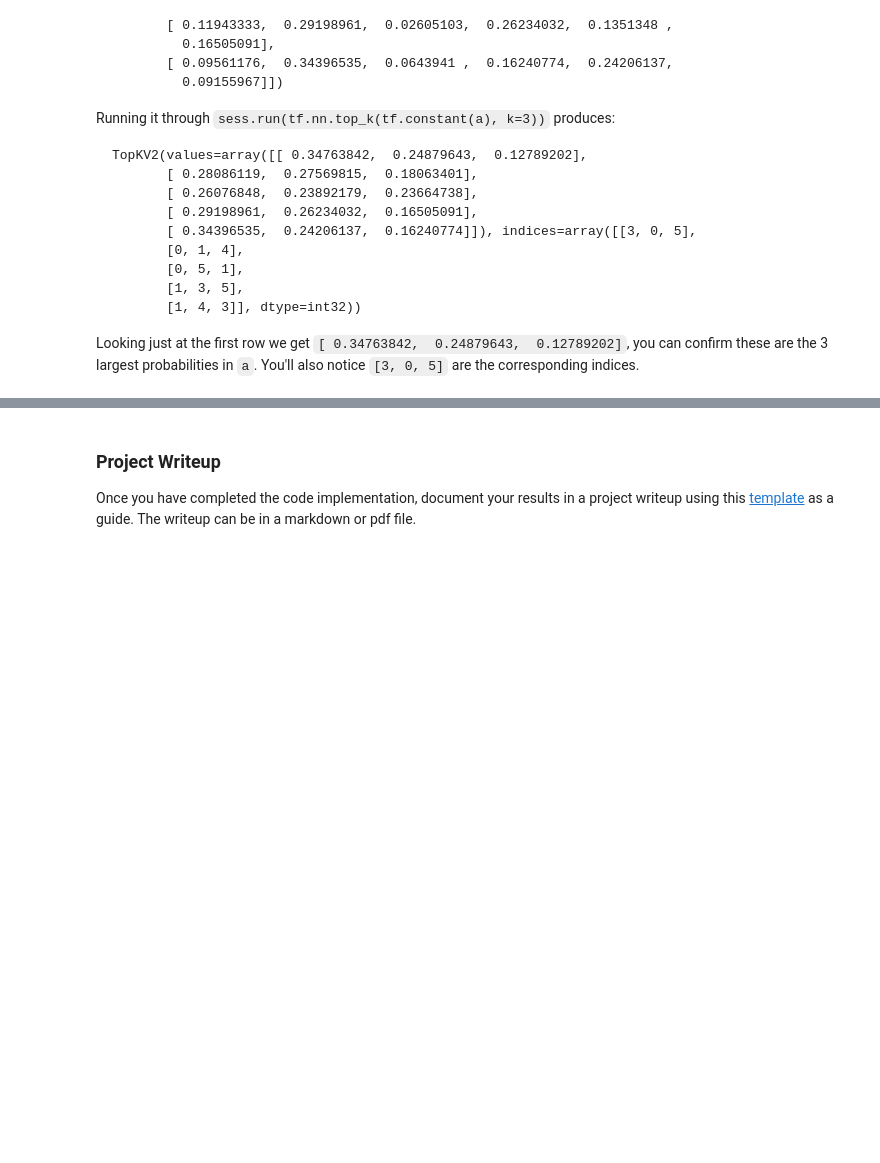
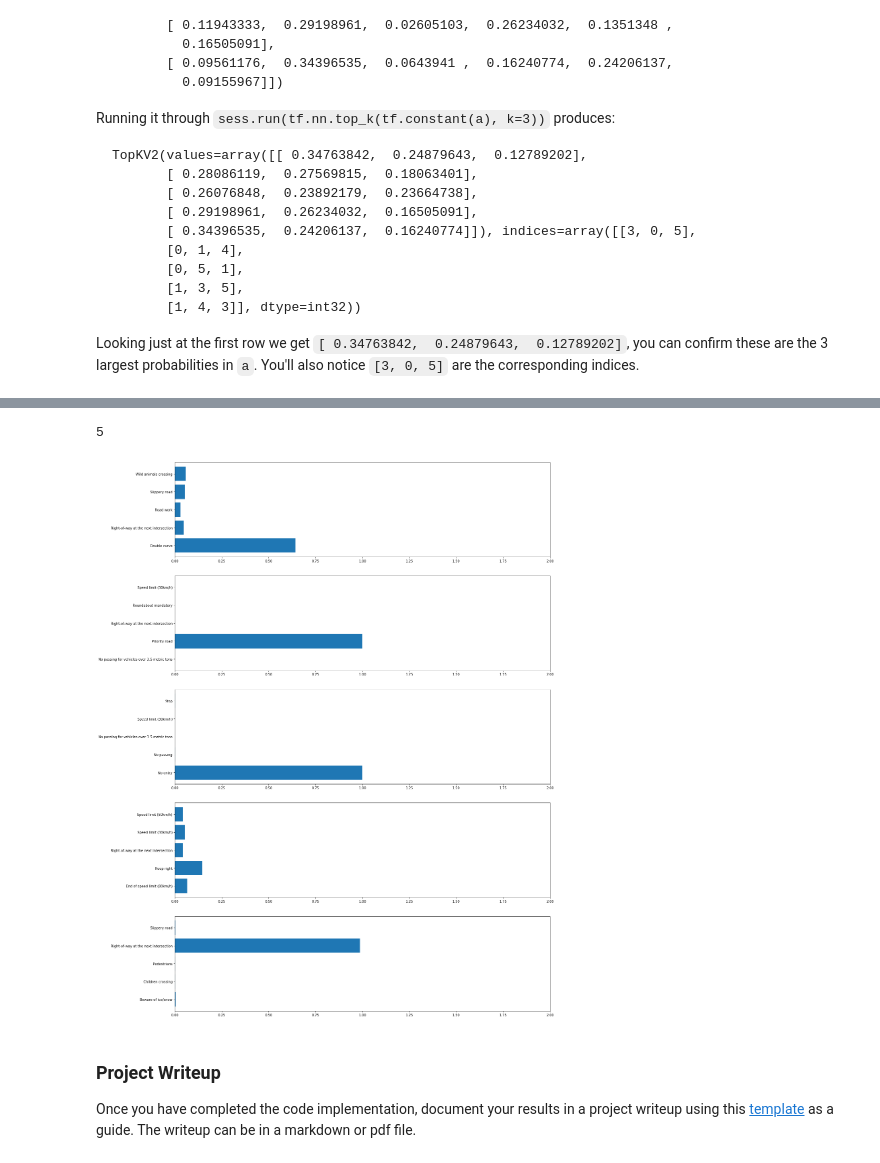
Before and after one commit to AlZi-88/SDCE_TrafficSignClassifier, a Jupyter notebook: Traffic_Sign_Classifier.ipynb, the cells around one changed output, grey strips where cells are left out. Cells and saved outputs as stored; diff of their text form; code cells hidden in the pictures; blank space fills up the shorter version.

```diff
--- a/Traffic_Sign_Classifier.ipynb
+++ b/Traffic_Sign_Classifier.ipynb
@@ -140,0 +320,12 @@ sets imply underfitting. A high accuracy on the training set but low accuracy on
+# %%
+saver = tf.train.Saver()
+output = []
+# Launch the graph
+with tf.Session() as sess:
+    saver.restore(sess, tf.train.latest_checkpoint('.'))
+
+    print("Testing...")
+    print()
+    test_accuracy = evaluate(X_test_norm, y_test, f_dropout = 1.0)
+    print("Test Accuracy = {:.3f}".format(test_accuracy))
+    print()
@@ -159,0 +397,10 @@ You may find `signnames.csv` useful as it contains mappings from the class id (i
+# %%
+saver = tf.train.Saver()
+output = []
+# Launch the graph
+with tf.Session() as sess:
+    saver.restore(sess, './lenet')#tf.train.latest_checkpoint('.')
+
+    print("Testing...")
+    print()
+    output = sess.run(tf.nn.softmax(logits), feed_dict = {x:test_images, keep_prob: 1.0})
@@ -159,0 +410,9 @@ You may find `signnames.csv` useful as it contains mappings from the class id (i
+# %%
+import csv
+signnames = {}
+with open('signnames.csv', newline='') as csvfile:
+    reader = csv.DictReader(csvfile)
+    for row in reader:
+        signnames[row['ClassId']] = row['SignName']
+
+    print(signnames)
@@ -207,0 +502,6 @@ Looking just at the first row we get `[ 0.34763842,  0.24879643,  0.12789202]`,
+# %%
+#print(output)
+top_5 = []
+with tf.Session() as sess:
+    top_5 = sess.run(tf.nn.top_k(tf.constant(output), k=5))
+print("Top 5 probabilities are: ", top_5)
@@ -208,3 +523,14 @@ Looking just at the first row we get `[ 0.34763842,  0.24879643,  0.12789202]`,
+# %%
+print(len(top_5[0]))
+
+fig, ax = plt.subplots(len(top_5[0]), 1,figsize=(20,30))
+for i in range(len(top_5[0])):
+    x_val = [signnames[str(index)] for index in top_5[1][i]]
+    ax[i].barh(x_val, top_5[0][i])
+    ax[i].set_xlim(0,2.0)
+# %% [output]
+5
+[figure, added]
 # %% [markdown]
 ### Project Writeup
 
```
Also changed, not shown: parts of 30 cells of this notebook, 9 other files.
